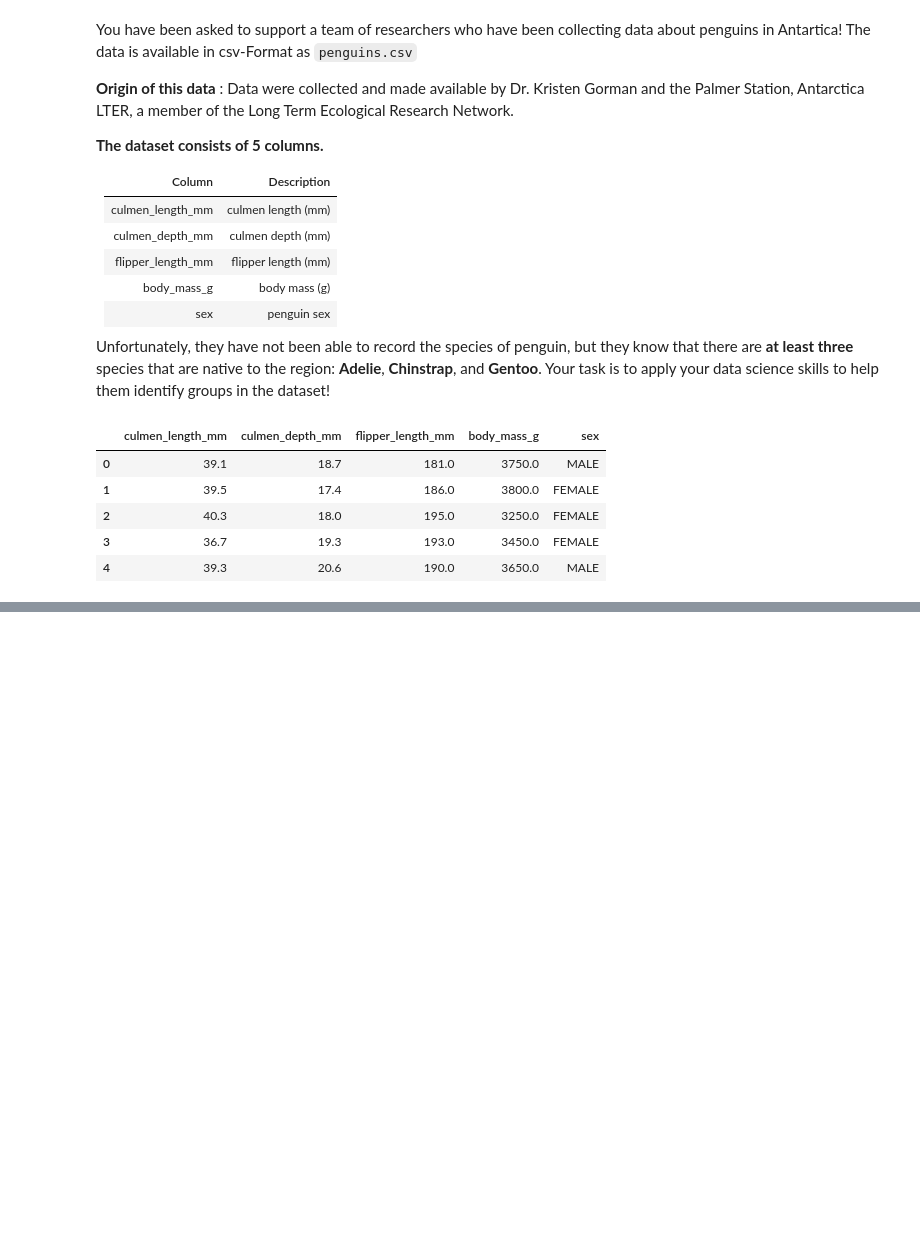
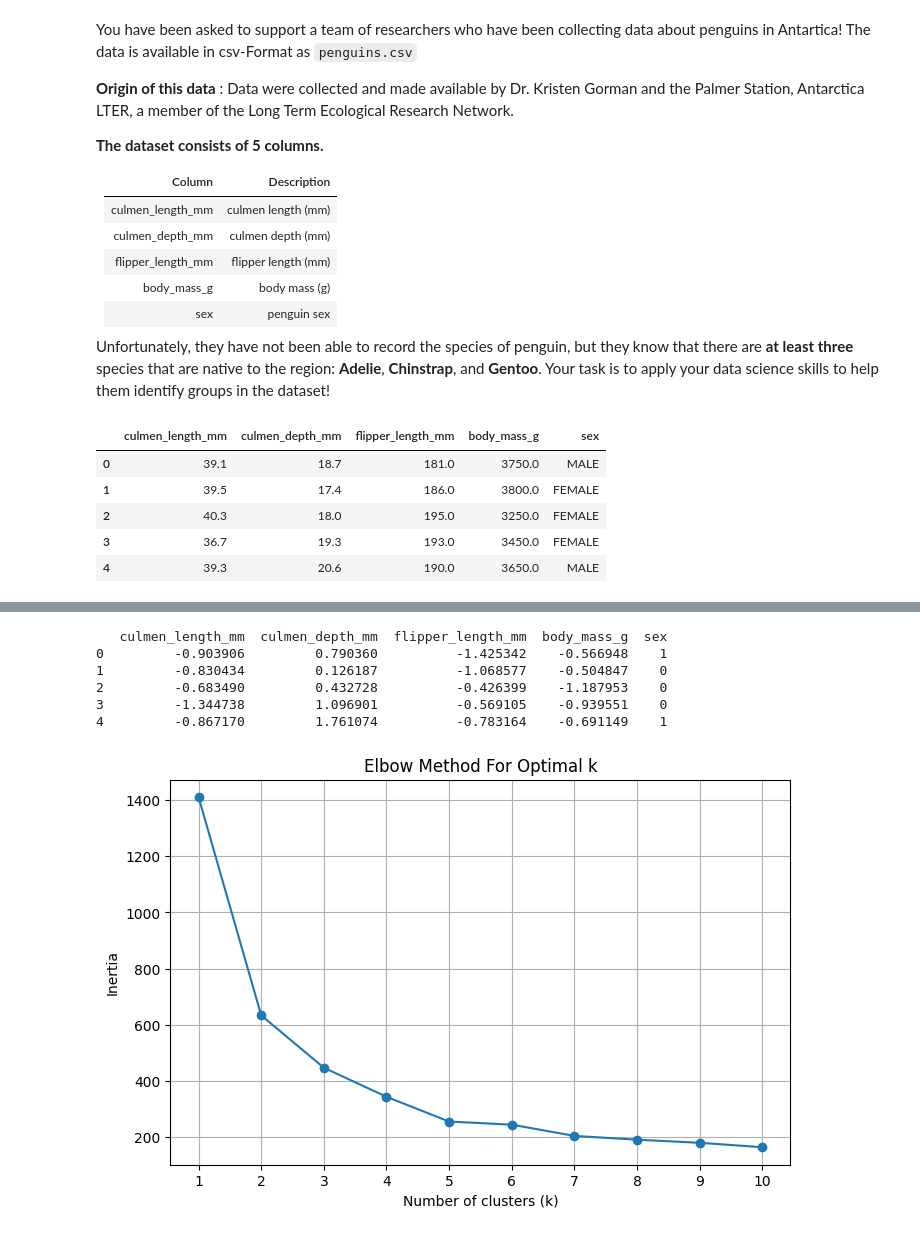
Before and after one commit to Alaeddin-B/Clusterin-Antarctic-Penguin-Species, a Jupyter notebook: notebook.ipynb, the cells around one changed output, grey strips where cells are left out. Drawn from its saved outputs; the diff is of its cells as text; code cells hidden in the pictures; blank space fills up the shorter version.

```diff
--- a/notebook.ipynb
+++ b/notebook.ipynb
@@ -40,0 +57,34 @@ penguins_df.head()
+# %%
+#scale the data
+penguins_df["sex"] = penguins_df["sex"].astype("category").cat.codes
+
+scaler = StandardScaler()
+penguins_df_scaled = scaler.fit_transform(penguins_df.select_dtypes(include=['float64', 'int64']))
+penguins_df_scaled = pd.DataFrame(penguins_df_scaled, columns=penguins_df.select_dtypes(include=['float64', 'int64']).columns)
+#add the sex column back to the scaled dataframe
+penguins_df_scaled['sex'] = penguins_df['sex']
+print(penguins_df_scaled.head())
+# Apply KMeans Clustering
+inertia_values = []
+for n in range(1, 11):
+    kmeans = KMeans(n_clusters=n, random_state=42)
+    kmeans.fit(penguins_df_scaled)
+    inertia_values.append(kmeans.inertia_)
+
+# Plot the Elbow Method graph
+plt.figure(figsize=(8, 5))
+plt.plot(range(1, 11), inertia_values, marker='o')
+plt.title('Elbow Method For Optimal k')
+plt.xlabel('Number of clusters (k)')
+plt.ylabel('Inertia')
+plt.xticks(range(1, 11))
+plt.grid()
+plt.show()
+# %% [output]
+   culmen_length_mm  culmen_depth_mm  flipper_length_mm  body_mass_g  sex
+0         -0.903906         0.790360          -1.425342    -0.566948    1
+1         -0.830434         0.126187          -1.068577    -0.504847    0
+2         -0.683490         0.432728          -0.426399    -1.187953    0
+3         -1.344738         1.096901          -0.569105    -0.939551    0
+4         -0.867170         1.761074          -0.783164    -0.691149    1
+[figure, added]
```
Also changed, not shown: parts of 5 cells of this notebook.
